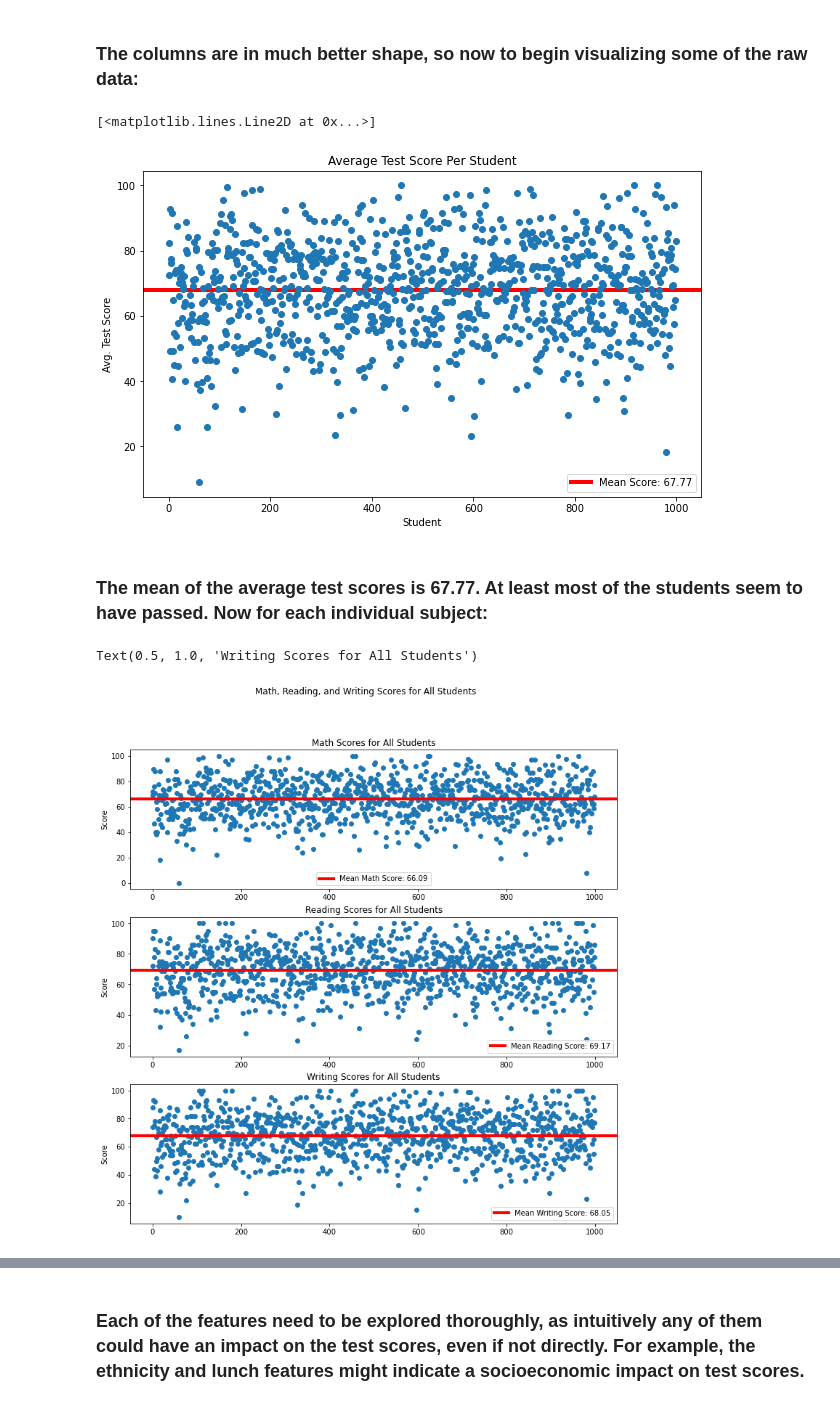
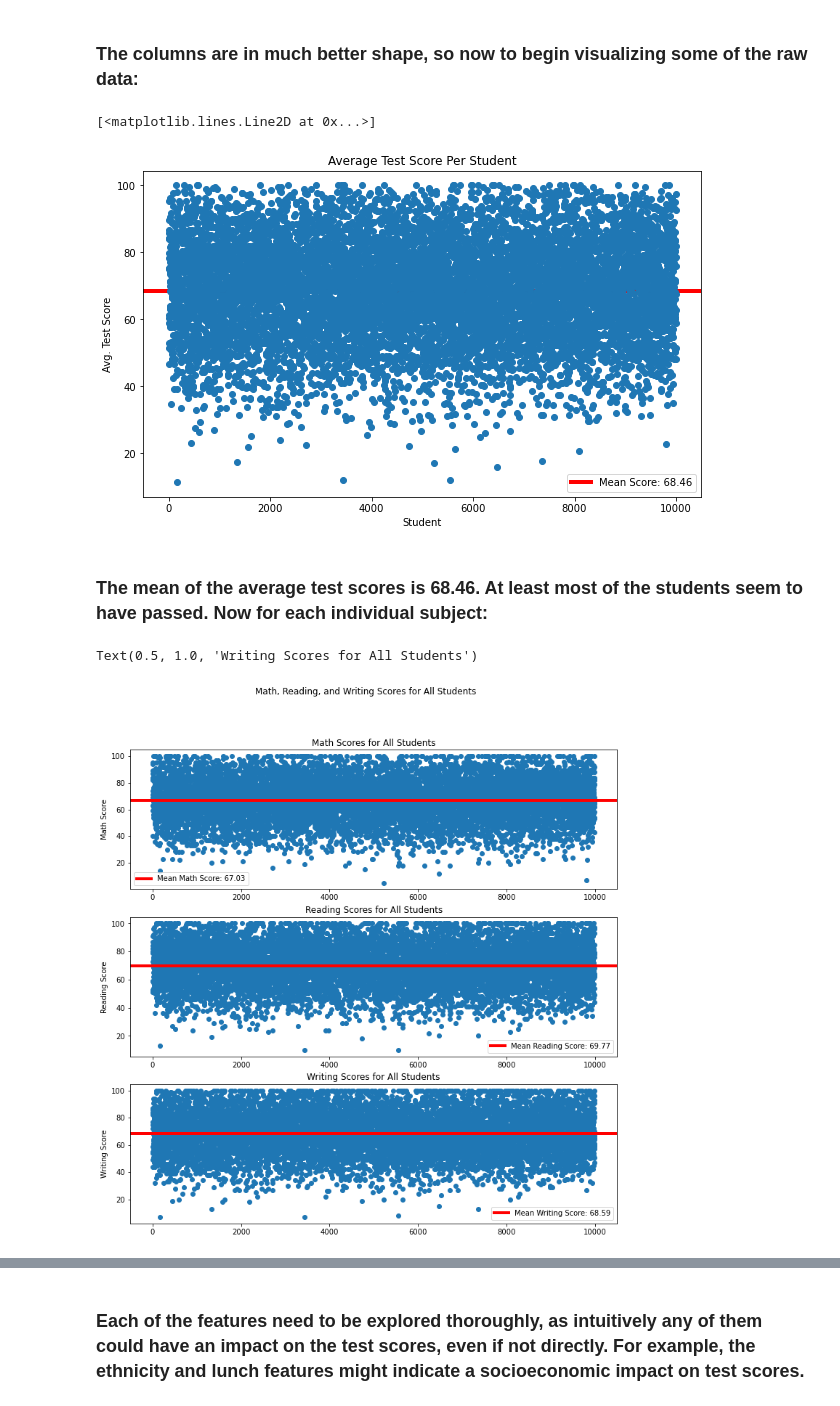
Before and after one commit to dbbabcock/data602_project_1_student_success, a Jupyter notebook: Cleaning and EDA/stu_perf_cleaning_and_eda.ipynb, the cells around one changed output, grey strips where cells are left out. Saved outputs shown, nothing was run; the diff lists cells and outputs as text; code cells hidden in the pictures.

```diff
--- a/Cleaning and EDA/stu_perf_cleaning_and_eda.ipynb
+++ b/Cleaning and EDA/stu_perf_cleaning_and_eda.ipynb
@@ -12,7 +12,7 @@ Seaborn version used: 0.10.1
 Matplotlib version used: 3.2.2
 # %%
 # Read the dataset into a pandas dataframe:
-stu_perf_df = pd.read_csv('../Datasets/StudentsPerformance.csv')
+stu_perf_df = pd.read_csv('../Datasets/stu_perf_raw.csv')
 # %%
 # Look at the first few rows of the dataset:
 stu_perf_df.head()
@@ -128,36 +130,36 @@ plt.ylabel('Avg. Test Score')
 plt.plot(x, y, 'o')
 # %% [output]
 [<matplotlib.lines.Line2D at 0x...>]
-[figure, old version]
+[figure, new version]
 # %% [markdown]
-<h3>The mean of the average test scores is 67.77. At least most of the students seem to have passed. Now for each individual subject:
+<h3>The mean of the average test scores is 68.46. At least most of the students seem to have passed. Now for each individual subject:
 # %%
 # Build a figure that shows all 3 scores (Math, Reading, and Writing) together along with their respective means:
 
 # Create the variables to represent the 'y' axis of each respective graph:
 m = stu_perf_df['math_score']
 r = stu_perf_df['reading_score']
 w = stu_perf_df['writing_score']
 
 # Generate the subplots and figure aspects:
 fig, (ax1, ax2, ax3) = plt.subplots(3, 1, figsize=(12,12))
 fig.suptitle('Math, Reading, and Writing Scores for All Students')
 ax1.plot(x, m, 'o')
 ax1.axhline(y=m.mean(), c='r', lw=4, label='Mean Math Score: ' + str(round(m.mean(), 2)))
 ax1.legend()
-ax1.set_ylabel('Score')
+ax1.set_ylabel('Math Score')
 ax1.set_title('Math Scores for All Students')
 ax2.plot(x, r, 'o')
 ax2.axhline(y=r.mean(), c='r', lw=4, label='Mean Reading Score: ' + str(round(r.mean(), 2)))
 ax2.legend()
-ax2.set_ylabel('Score')
+ax2.set_ylabel('Reading Score')
 ax2.set_title('Reading Scores for All Students')
 ax3.plot(x, w, 'o')
 ax3.axhline(y=w.mean(), c='r', lw=4, label='Mean Writing Score: ' + str(round(w.mean(), 2)))
 ax3.legend()
-ax3.set_ylabel('Score')
+ax3.set_ylabel('Writing Score')
 ax3.set_title('Writing Scores for All Students')
 # %% [output]
 Text(0.5, 1.0, 'Writing Scores for All Students')
-[figure, old version]
+[figure, new version]
 # %% [markdown]
```
Also changed, not shown: parts of 17 cells of this notebook, 1 other file.
